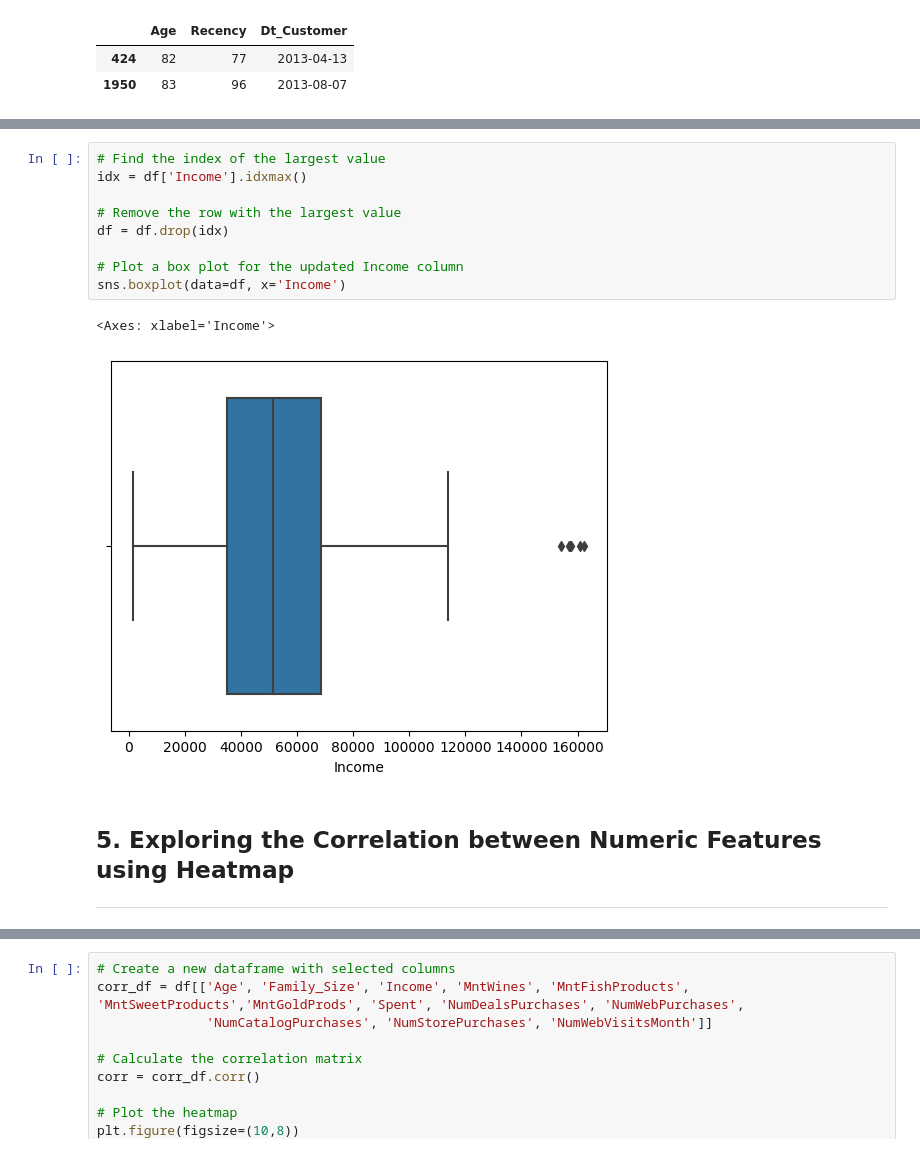
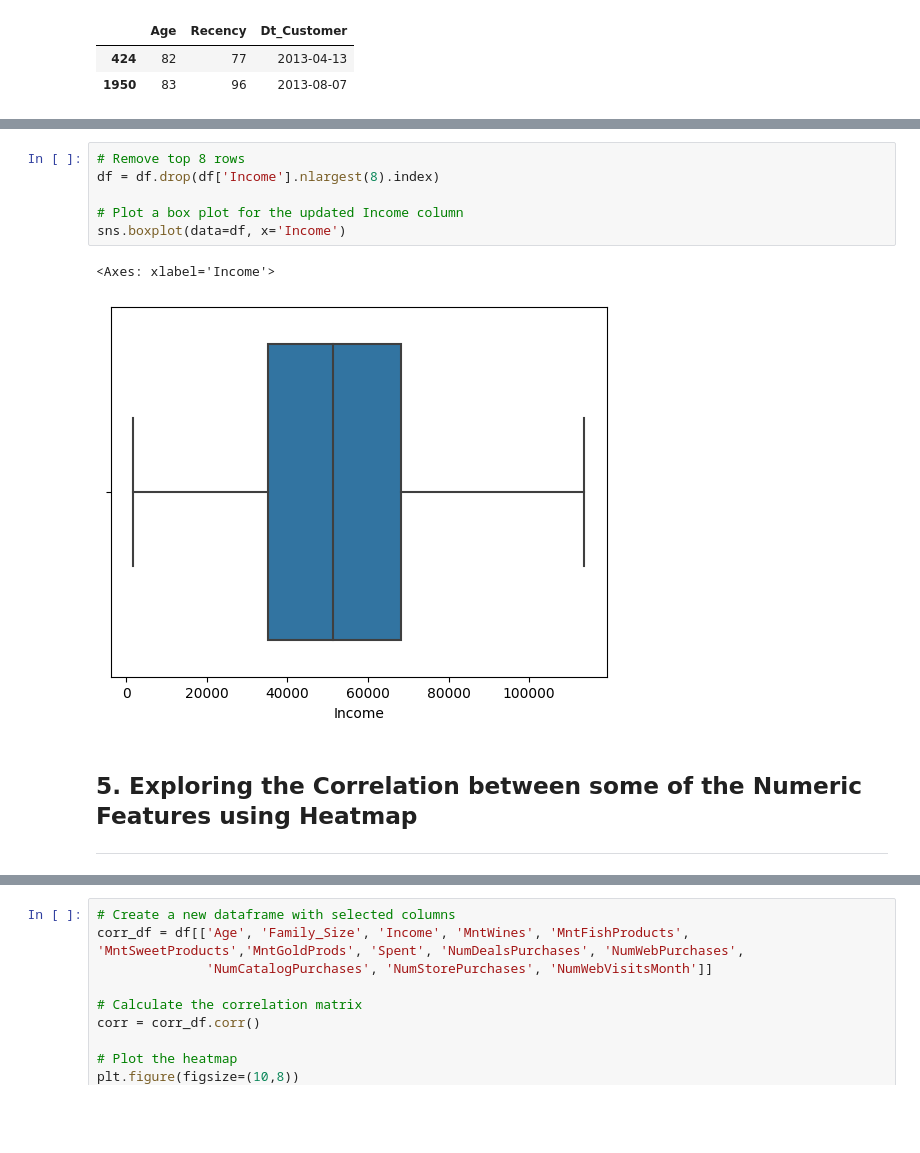
Before and after one commit to kostasalex/Customer-Personality-Analysis, a Jupyter notebook: Data_Mining_hw1.ipynb, the cells around one changed output, grey strips where cells are left out. Drawn from its saved outputs; the diff is of its cells as text; blank space fills up the shorter version.

```diff
--- a/Data_Mining_hw1.ipynb
+++ b/Data_Mining_hw1.ipynb
@@ -305,19 +299,16 @@ print(largest_incomes)
 Name: Income, dtype: float64
 [figure]
 # %%
-# Find the index of the largest value
-idx = df['Income'].idxmax()
-
-# Remove the row with the largest value
-df = df.drop(idx)
+# Remove top 8 rows
+df = df.drop(df['Income'].nlargest(8).index)
 
 # Plot a box plot for the updated Income column
 sns.boxplot(data=df, x='Income')
 # %% [output]
 <Axes: xlabel='Income'>
-[figure, old version]
+[figure, new version]
 # %% [markdown]
-## 5. Exploring the Correlation between Numeric Features using Heatmap
+## 5. Exploring the Correlation between some of the Numeric Features using Heatmap
 
 
 ---
```
Also changed, not shown: parts of 46 cells of this notebook.
